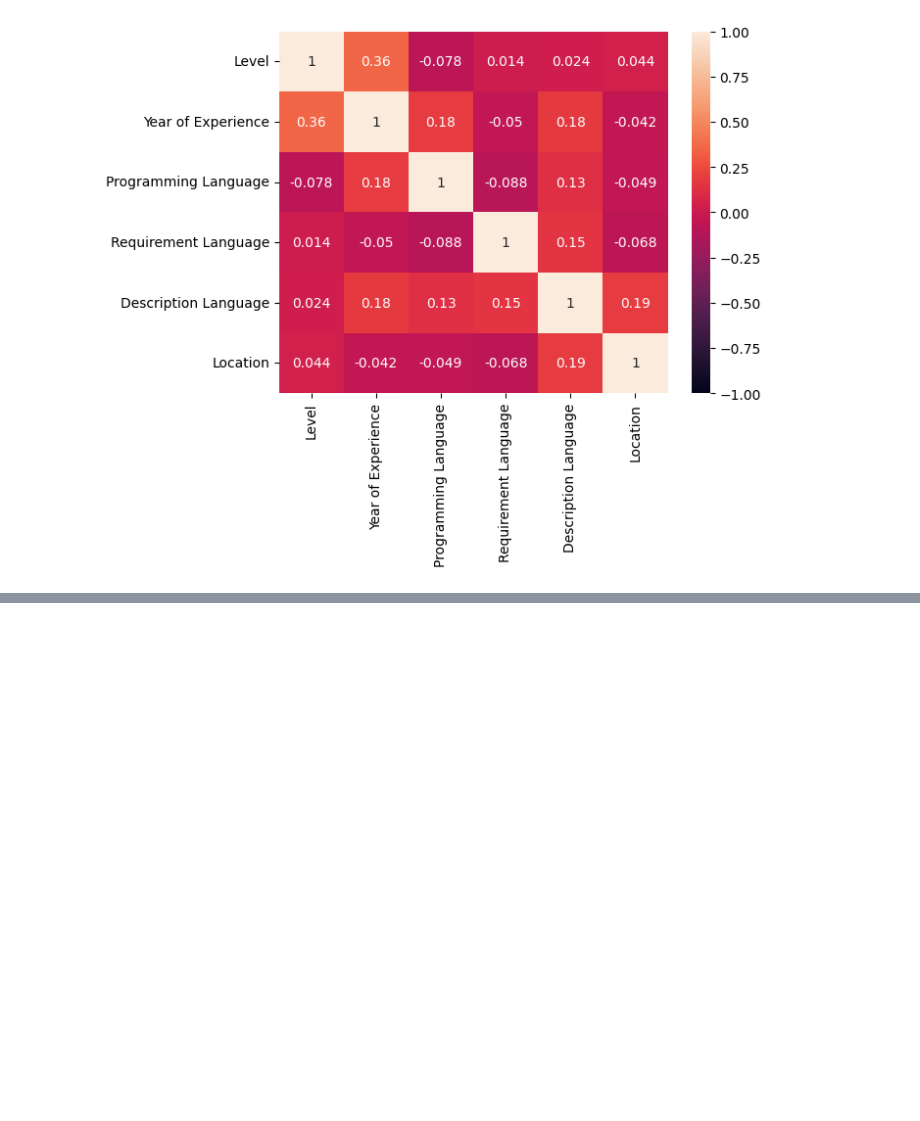
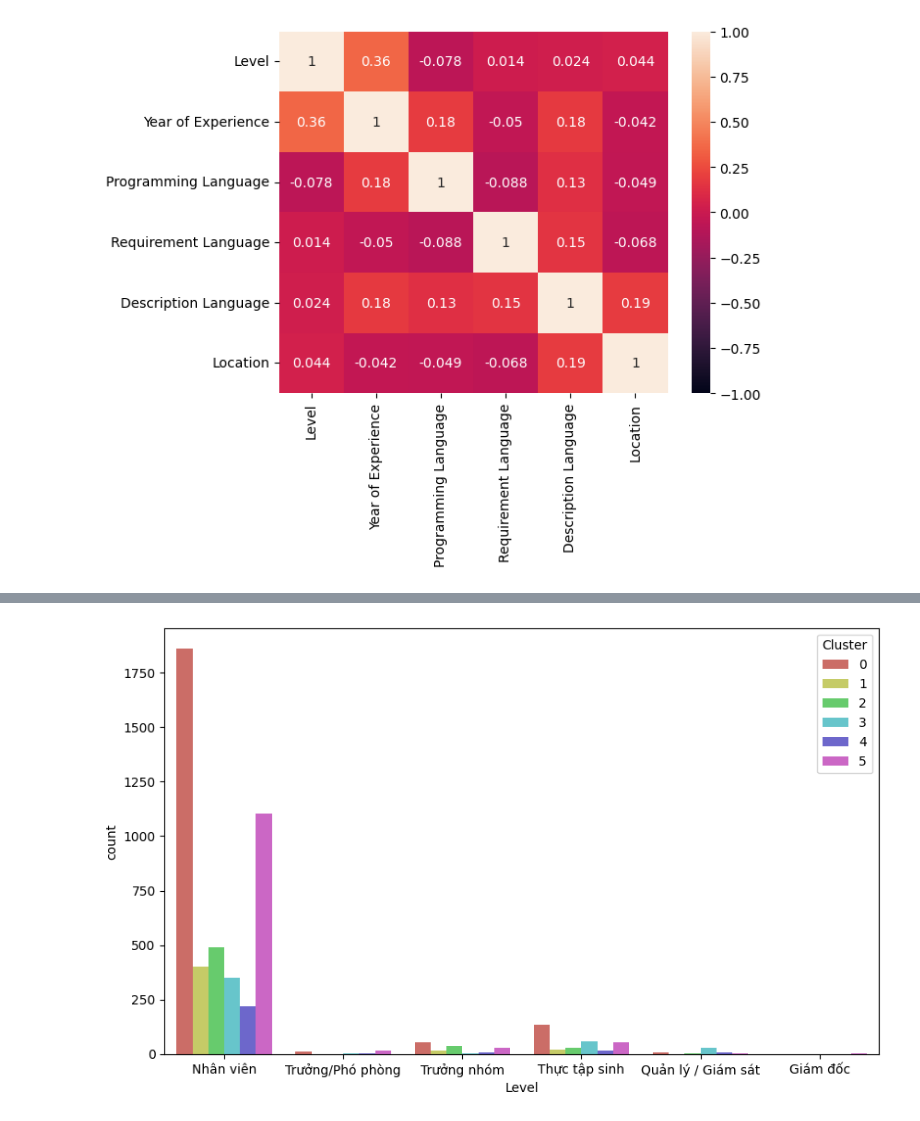
Before and after one commit to mxtruongplayboy/IT-salary-forecast-based-on-job-postings, a Jupyter notebook: src/Data-Science-Analysis-K means.ipynb, the cells around one changed output, grey strips where cells are left out. Cells and saved outputs as stored; diff of their text form; code cells hidden in the pictures; blank space fills up the shorter version.

```diff
--- a/src/Data-Science-Analysis-K means.ipynb
+++ b/src/Data-Science-Analysis-K means.ipynb
@@ -175,0 +160,7 @@ plt.show()
+# %%
+# Plot Level Distribution for each Cluster
+plt.figure(figsize=(10,6))
+sns.countplot(data=jobs_cluster_6_means, x='Level', hue='Cluster', palette=sns.color_palette("hls", K))
+plt.show()
+# %% [output]
+[figure, added]
```
Also changed, not shown: parts of 15 cells of this notebook, 17 other files.
